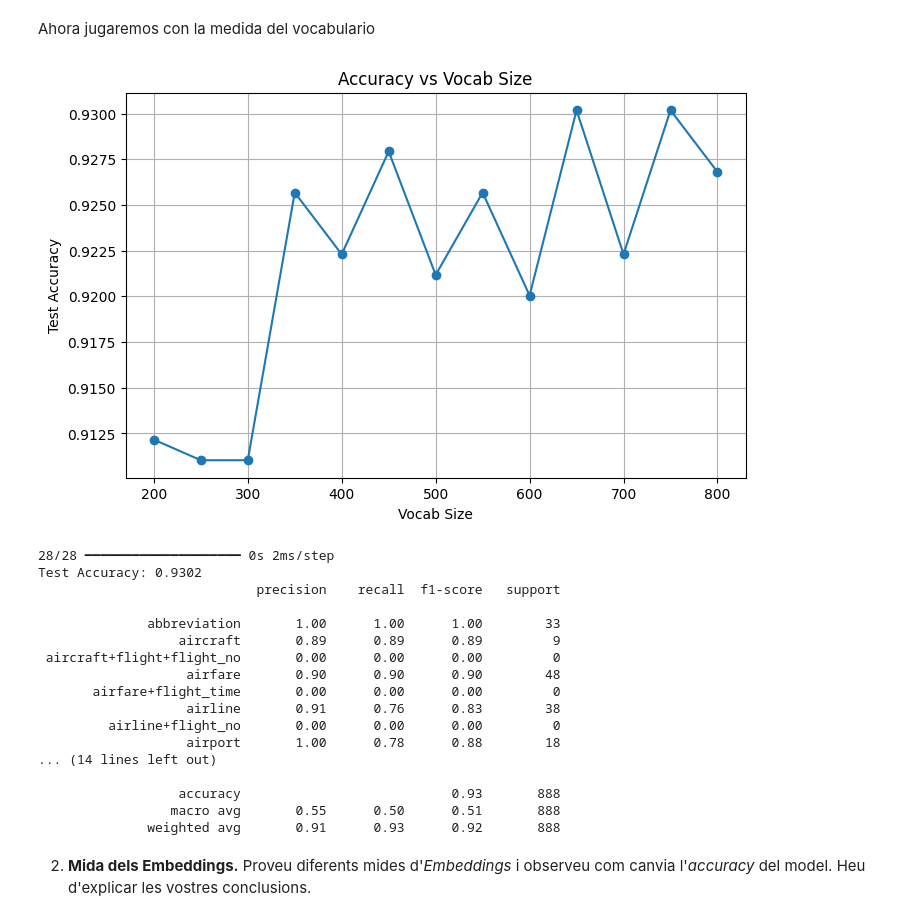
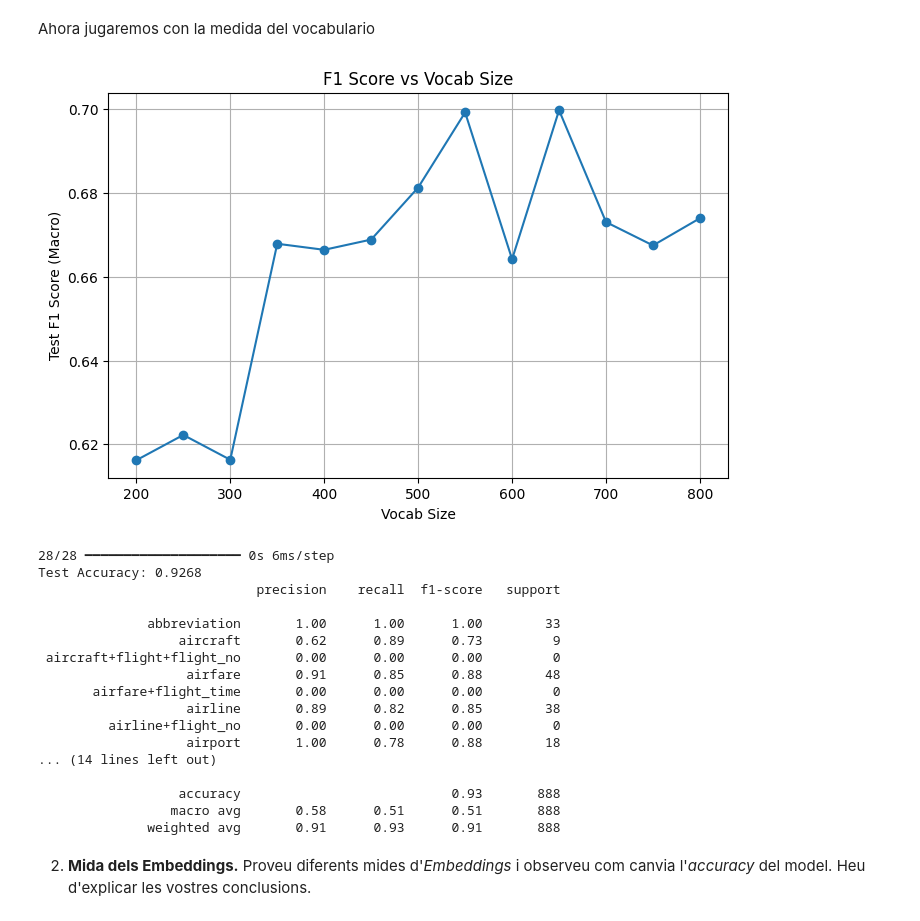
Before and after one commit to GERARD818/TVD_P2, a Jupyter notebook: P2_1_alumnes.ipynb, the cells around one changed output. Drawn from its saved outputs; the diff is of its cells as text; code cells hidden in the pictures.

```diff
--- a/P2_1_alumnes.ipynb
+++ b/P2_1_alumnes.ipynb
@@ -339,6 +341,8 @@ En aquest exercici haureu de dissenyar l'arquitectura del model. El nostre model
 
 
 📢  Les capes que haureu de fer servir les podreu trobar [aquí](https://www.tensorflow.org/api_docs/python/tf/keras/layers).
+# %%
+macro_f1 = [tf.keras.metrics.F1Score(average='macro')]
 # %%
 from tensorflow.keras.models import Sequential
 from tensorflow.keras.layers import Embedding, GlobalMaxPooling1D, Dense
@@ -347,9 +351,9 @@ from tensorflow.keras.callbacks import EarlyStopping
 
 if not os.path.exists('./models/basic_model.keras'):
     # Paràmetres
-    vocab_size = len(vocab)       # 893 paraules
+    vocab_size = len(vocab)
     embedding_dim = 300           # mida del vector d'embedding
-    max_sequence_length = 45      # longitud fixa de les seqüències després del padding
+    max_sequence_length = max(map(len, train_pad_sequences))      # longitud fixa de les seqüències després del padding
     num_classes = len(label_encoder.classes_)  # nombre de classes
 
     # Definim el model
@@ -371,7 +375,7 @@ if not os.path.exists('./models/basic_model.keras'):
     modelo_basico.compile(
         optimizer='adam',
         loss='categorical_crossentropy',
-        metrics=['accuracy']
+        metrics=macro_f1
     )
 
     early_stop = EarlyStopping(
@@ -384,7 +388,7 @@ if not os.path.exists('./models/basic_model.keras'):
     history = modelo_basico.fit(
         train_pad_sequences, train_encoded_labels,
         validation_data=(val_pad_sequences, val_encoded_labels),
-        epochs=30,
+        epochs=90,
         batch_size=32,
         callbacks=[early_stop]
     )
@@ -501,8 +505,8 @@ def preprocess(num_words, train_sentences, val_data, test_data):
     val_labels_lemmatized, val_pad_sequences_lemmatized = remove_values_and_indices(val_labels_lemmatized, values_to_remove, val_pad_sequences_lemmatized)
     test_labels_lemmatized, test_pad_sequences_lemmatized = remove_values_and_indices(test_labels_lemmatized, values_to_remove, test_pad_sequences_lemmatized)
 
-    val_numerical_labels_lemmatized = label_encoder.transform(val_labels_lemmatized)
-    test_numerical_labels_lemmatized = label_encoder.transform(test_labels_lemmatized)
+    val_numerical_labels_lemmatized = label_encoder_lemmatized.transform(val_labels_lemmatized)
+    test_numerical_labels_lemmatized = label_encoder_lemmatized.transform(test_labels_lemmatized)
 
     val_encoded_labels_lemmatized = to_categorical(val_numerical_labels_lemmatized, num_classes)
     test_encoded_labels_lemmatized = to_categorical(test_numerical_labels_lemmatized, num_classes)
@@ -514,9 +518,8 @@ import os
 if not os.path.exists('./models/model_preprocessed.keras'):
     train_pad_sequences_lemmatized, train_encoded_labels_lemmatized, val_pad_sequences_lemmatized, val_encoded_labels_lemmatized, test_pad_sequences_lemmatized, test_encoded_labels_lemmatized = preprocess(500, train_sentences=train_sentences, val_data=val_data, test_data= test_data)
     # Paràmetres
-    vocab_size = len(vocab)       # 893 paraules
     embedding_dim = 300           # mida del vector d'embedding
-    max_sequence_length = 45      # longitud fixa de les seqüències després del padding
+    max_sequence_length = max(map(len, train_pad_sequences_lemmatized))      # longitud fixa de les seqüències després del padding
     num_classes = len(label_encoder.classes_)  # nombre de classes
 
     # Definim el model
@@ -538,7 +541,7 @@ if not os.path.exists('./models/model_preprocessed.keras'):
     modelo_preprocesado.compile(
         optimizer='adam',
         loss='categorical_crossentropy',
-        metrics=['accuracy']
+        metrics=macro_f1
     )
 
     early_stop = EarlyStopping(
@@ -630,8 +633,8 @@ max_sequence_length = 45
 num_classes = len(label_encoder.classes_)
 batch_size = 32
 epochs = 30
-accuracies = list()
-best_accuracy = 0
+f1_scores = list()
+best_f1_macro = 0
 best_model = None
 best_vocab_size = None
 
@@ -648,66 +651,68 @@ for vocab_size in tqdm(vocab_sizes, desc="Probando vocabularios"):
         Dense(128, activation='relu'),
         Dense(num_classes, activation='softmax')
     ])
 
-    model.compile(optimizer='adam', loss='categorical_crossentropy', metrics=['accuracy'])
+    model.compile(optimizer='adam', loss='categorical_crossentropy', metrics=macro_f1)
     early_stop = EarlyStopping(monitor='val_loss', patience=5, restore_best_weights=True)
 
     history = model.fit(
         train_pad_sequences_lemmatized, train_encoded_labels_lemmatized,
         validation_data=(val_pad_sequences_lemmatized, val_encoded_labels_lemmatized),
         epochs=epochs,
         batch_size=batch_size,
         callbacks=[early_stop],
         verbose=0
     )
     test_probs = model.predict(test_pad_sequences_lemmatized, verbose=0)
     test_pred_labels = np.argmax(test_probs, axis=1)
     test_true_labels = np.argmax(test_encoded_labels_lemmatized, axis=1)
-    test_accuracy = accuracy_score(test_true_labels, test_pred_labels)
-    accuracies.append(test_accuracy)
+    # Calculamos el F1 macro
+    test_f1_macro = f1_score(test_true_labels, test_pred_labels, average='macro')
+    f1_scores.append(test_f1_macro)
 
-    if test_accuracy > best_accuracy:
-        best_accuracy = test_accuracy
+    # Guardamos el mejor modelo según F1 macro
+    if test_f1_macro > best_f1_macro:
+        best_f1_macro = test_f1_macro
         best_model = clone_model(model)
         best_model.set_weights(model.get_weights())
         best_vocab_size = vocab_size
 
 # Guardar el mejor modelo
 best_model.save(f'./models/best_model_vocab_{best_vocab_size}.keras')
 
-# Plot accuracy vs vocab_size
+# Plot F1 Score vs vocab_size
 plt.figure(figsize=(8,5))
-plt.plot(vocab_sizes, accuracies, marker='o')
+plt.plot(vocab_sizes, f1_scores, marker='o')
 plt.xlabel('Vocab Size')
-plt.ylabel('Test Accuracy')
-plt.title('Accuracy vs Vocab Size')
+plt.ylabel('Test F1 Score (Macro)')
+plt.title('F1 Score vs Vocab Size')
 plt.grid(True)
 plt.show()
 # %% [output]
-[figure, old version]
+[figure, new version]
 # %%
 modelo_vocab_optimo = tf.keras.models.load_model(f'./models/best_model_vocab_{best_vocab_size}.keras')
 vocab_size = best_vocab_size
 train_pad_sequences_lemmatized, train_encoded_labels_lemmatized, val_pad_sequences_lemmatized, val_encoded_labels_lemmatized, test_pad_sequences_lemmatized, test_encoded_labels_lemmatized = preprocess(vocab_size, train_sentences=train_sentences, val_data=val_data, test_data= test_data)
 evaluacion(modelo_vocab_optimo, test_labels=test_encoded_labels_lemmatized, test_sequences=test_pad_sequences_lemmatized)
 # %% [output]
-28/28 ━━━━━━━━━━━━━━━━━━━━ 0s 2ms/step
-Test Accuracy: 0.9302
+28/28 ━━━━━━━━━━━━━━━━━━━━ 0s 6ms/step
+Test Accuracy: 0.9268
                             precision    recall  f1-score   support
 
               abbreviation       1.00      1.00      1.00        33
-                  aircraft       0.89      0.89      0.89         9
+                  aircraft       0.62      0.89      0.73         9
  aircraft+flight+flight_no       0.00      0.00      0.00         0
-                   airfare       0.90      0.90      0.90        48
+                   airfare       0.91      0.85      0.88        48
        airfare+flight_time       0.00      0.00      0.00         0
-                   airline       0.91      0.76      0.83        38
+                   airline       0.89      0.82      0.85        38
          airline+flight_no       0.00      0.00      0.00         0
                    airport       1.00      0.78      0.88        18
 ... (14 lines left out)
 
                   accuracy                           0.93       888
-                 macro avg       0.55      0.50      0.51       888
-              weighted avg       0.91      0.93      0.92       888
+                 macro avg       0.58      0.51      0.51       888
+              weighted avg       0.91      0.93      0.91       888
 # %% [markdown]
 
  2. **Mida dels Embeddings.** Proveu diferents mides d'*Embeddings* i observeu com canvia l'*accuracy* del model. Heu d'explicar les vostres conclusions.
```
Also changed, not shown: parts of 18 cells of this notebook.
